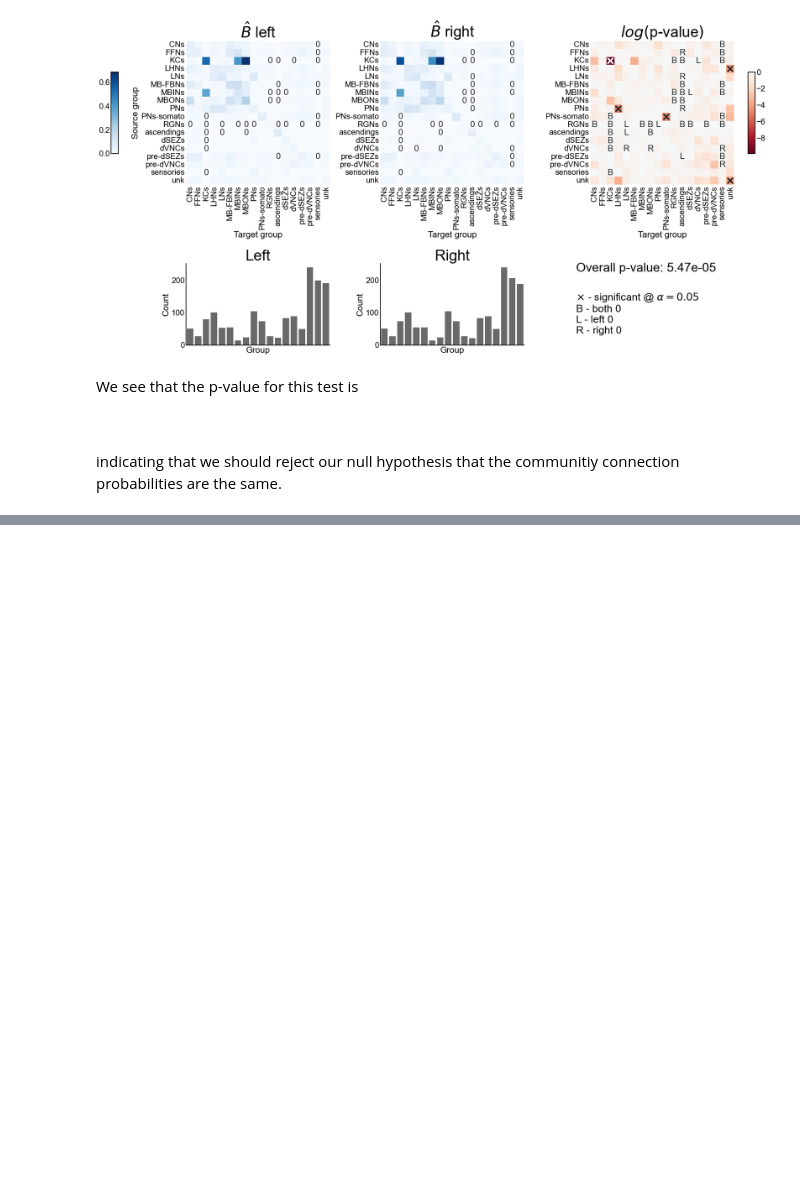
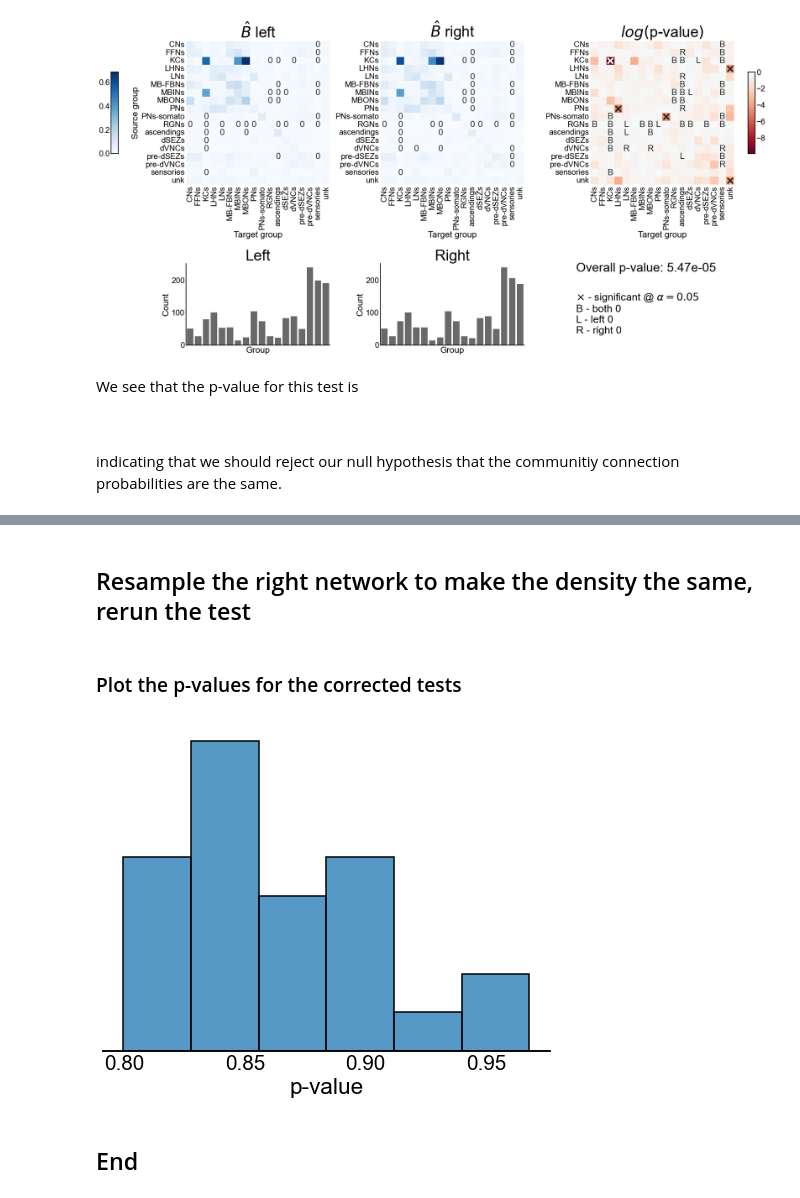
Before and after one commit to neurodata/bilateral-connectome, a Jupyter notebook: docs/sbm_test.ipynb, the cells around one changed output, grey strips where cells are left out. Drawn from its saved outputs; the diff is of its cells as text; code cells hidden in the pictures; blank space fills up the shorter version.

Commit message:
update toc, rerun full thing

```diff
--- a/docs/sbm_test.ipynb
+++ b/docs/sbm_test.ipynb
@@ -381,0 +332,42 @@ probabilities are the same.
+# %% [markdown]
+## Resample the right network to make the density the same, rerun the test
+# %%
+n_edges_left = np.count_nonzero(left_adj)
+n_edges_right = np.count_nonzero(right_adj)
+n_remove = n_edges_right - n_edges_left
+glue("n_edges_left", n_edges_left, display=False)
+glue("n_edges_right", n_edges_right, display=False)
+glue("n_remove", n_remove, display=False)
+
+rows = []
+n_resamples = 25
+glue("n_resamples", n_resamples, display=False)
+for i in tqdm(range(n_resamples)):
+    subsampled_right_adj = remove_edges(
+        right_adj, effect_size=n_remove, random_seed=rng
+    )
+    stat, pvalue, misc = stochastic_block_test(
+        left_adj,
+        subsampled_right_adj,
+        labels1=left_labels,
+        labels2=right_labels,
+        method="fisher",
+    )
+    rows.append({"stat": stat, "pvalue": pvalue, "misc": misc, "resample": i})
+
+resample_results = pd.DataFrame(rows)
+# %% [markdown]
+### Plot the p-values for the corrected tests
+# %%
+fig, ax = plt.subplots(1, 1, figsize=(8, 6))
+sns.histplot(data=resample_results, x="pvalue", ax=ax)
+ax.set(xlabel="p-value", ylabel="", yticks=[])
+ax.spines["left"].set_visible(False)
+stashfig("p-values-post-correction")
+
+mean_resample_pvalue = np.mean(resample_results["pvalue"])
+median_resample_pvalue = np.median(resample_results["pvalue"])
+# %% [output]
+[figure, added]
+# %% [markdown]
+## End
```
Also changed, not shown: parts of 4 cells of this notebook, 2 other files.
